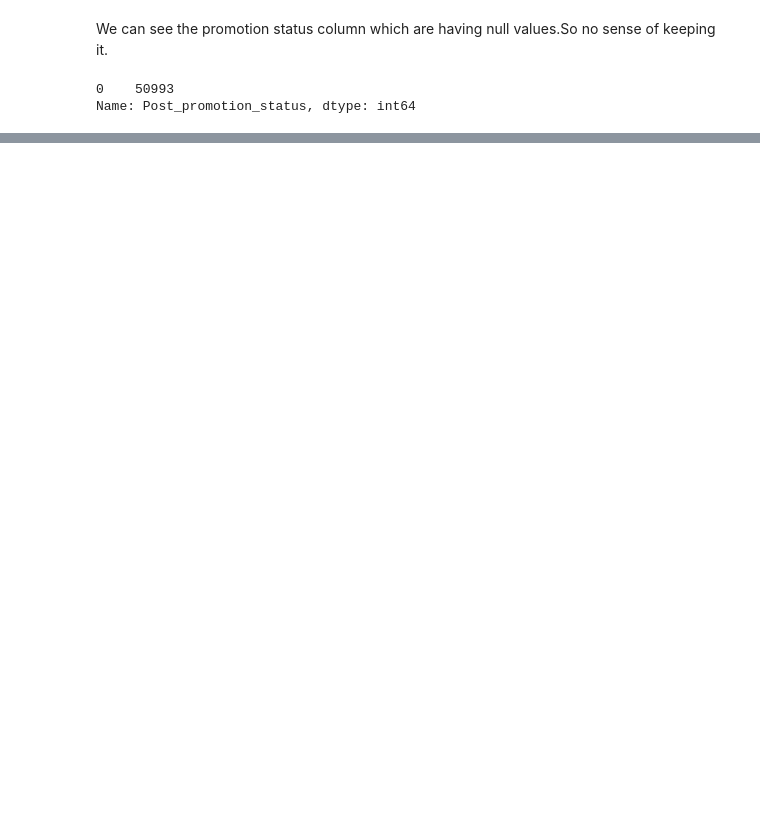
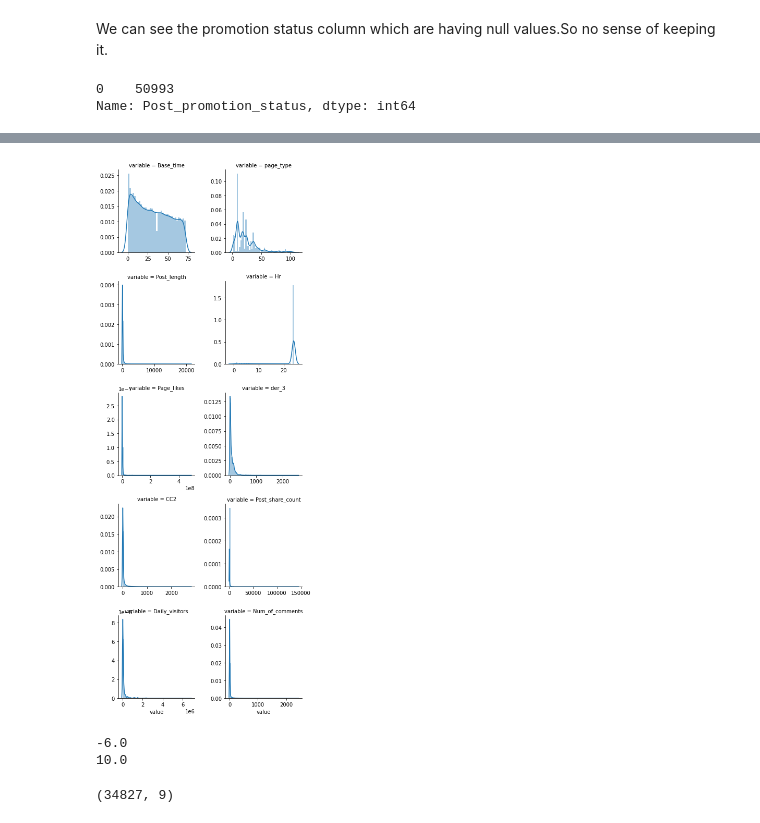
Before and after one commit to sweetyjunnarkar/Facebook-comment_volume-prediction, a Jupyter notebook: Sweety_Junnarkar_Team_5_Capstone_Project.ipynb, the cells around one changed output, grey strips where cells are left out. Saved outputs shown, nothing was run; the diff lists cells and outputs as text; code cells hidden in the pictures; blank space fills up the shorter version.

```diff
--- a/Sweety_Junnarkar_Team_5_Capstone_Project.ipynb
+++ b/Sweety_Junnarkar_Team_5_Capstone_Project.ipynb
@@ -427,0 +788,16 @@ correlation_heatmap(df)
+# %%
+f = pd.melt(df_final)
+g = sns.FacetGrid(f, col="variable",  col_wrap=2, sharex=False, sharey=False)
+g = g.map(sns.distplot, "value")
+# %% [output]
+[figure, added]
+# %%
+Q1,Q3 = np.percentile(df_final['Num_of_comments'],[25,75])
+IQR = Q3-Q1
+lower_range = Q1 - (1.5 * IQR)
+upper_range = Q3 + (1.5 * IQR)
+print(lower_range)
+print(upper_range)
+# %% [output]
+-6.0
+10.0
@@ -427,0 +812,11 @@ correlation_heatmap(df)
+# %%
+X_train, X_test, Y_train, Y_test = train_test_split(X, Y, random_state = 0, test_size = 0.2)
+
+#applying feature scaling, specifically min-max scaler
+scaler = MinMaxScaler()
+X_train = scaler.fit_transform(X_train)
+X_test = scaler.transform(X_test)
+#using training data's min and max for scaling the testing data
+X_train.shape
+# %% [output]
+(34827, 9)
```
Also changed, not shown: parts of 36 cells of this notebook.
